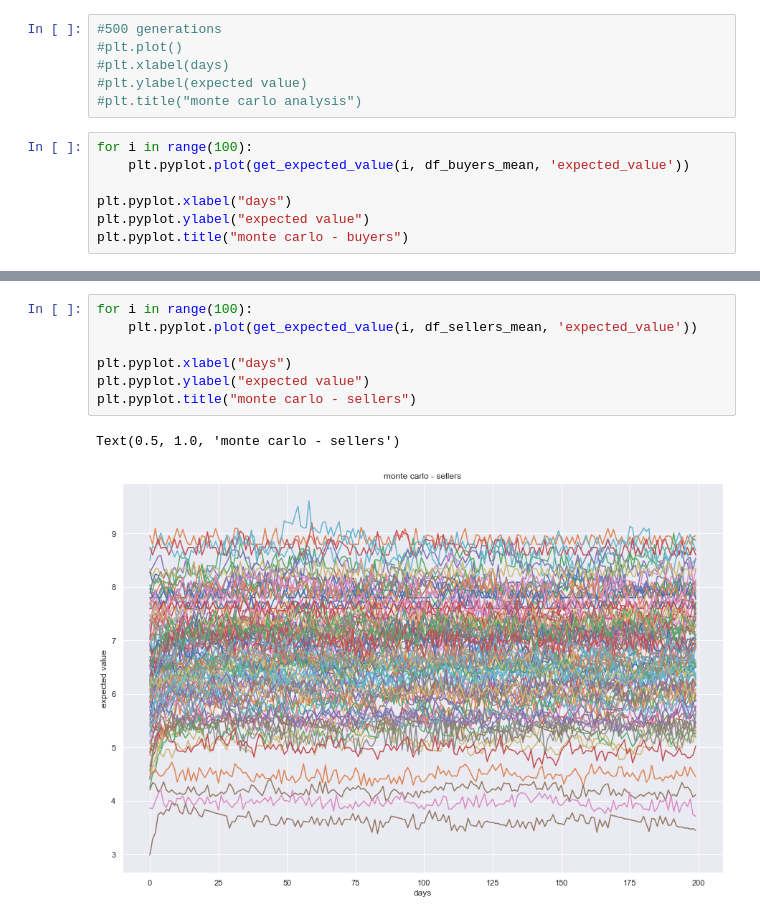
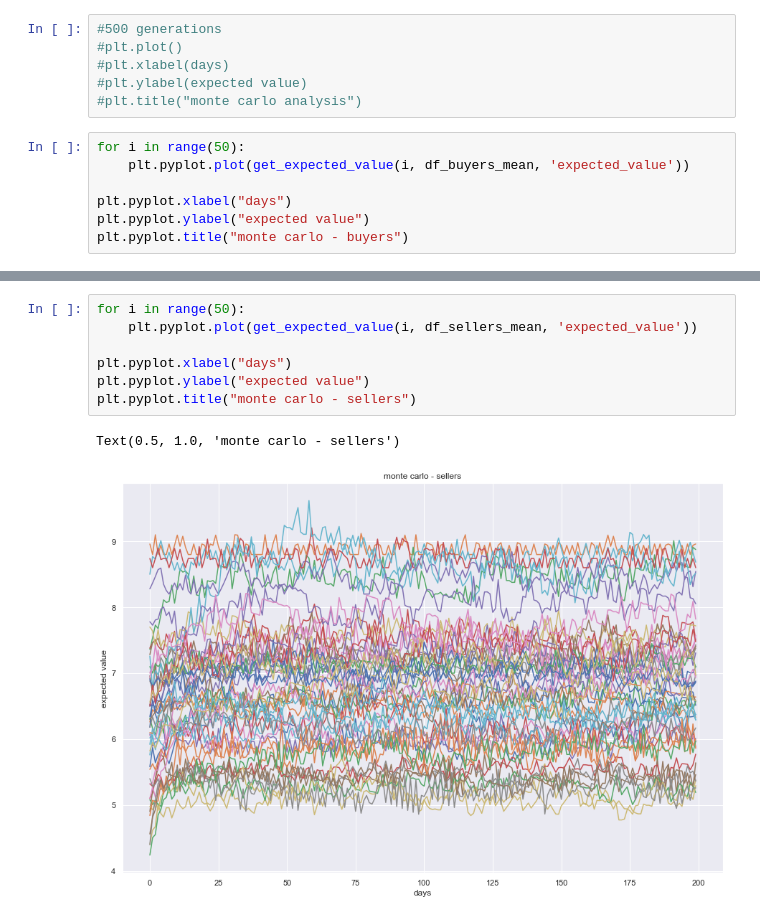
Before and after one commit to GabezRules/SupplyDemand_simulation, a Jupyter notebook: montecarlo_simulation.ipynb, the cells around one changed output, grey strips where cells are left out. Drawn from its saved outputs; the diff is of its cells as text.

```diff
--- a/montecarlo_simulation.ipynb
+++ b/montecarlo_simulation.ipynb
@@ -61,7 +58,7 @@ def get_expected_value(i, df, label):
 #plt.ylabel(expected value)
 #plt.title("monte carlo analysis")
 # %%
-for i in range(100):
+for i in range(50):
     plt.pyplot.plot(get_expected_value(i, df_buyers_mean, 'expected_value'))
 
 plt.pyplot.xlabel("days")
@@ -73,11 +70,11 @@ Text(0.5, 1.0, 'monte carlo - buyers')
 # %%
-for i in range(100):
+for i in range(50):
     plt.pyplot.plot(get_expected_value(i, df_sellers_mean, 'expected_value'))
 
 plt.pyplot.xlabel("days")
 plt.pyplot.ylabel("expected value")
 plt.pyplot.title("monte carlo - sellers")
 # %% [output]
 Text(0.5, 1.0, 'monte carlo - sellers')
-[figure, old version]
+[figure, new version]
 # %%
```
Also changed, not shown: parts of 5 cells of this notebook.
